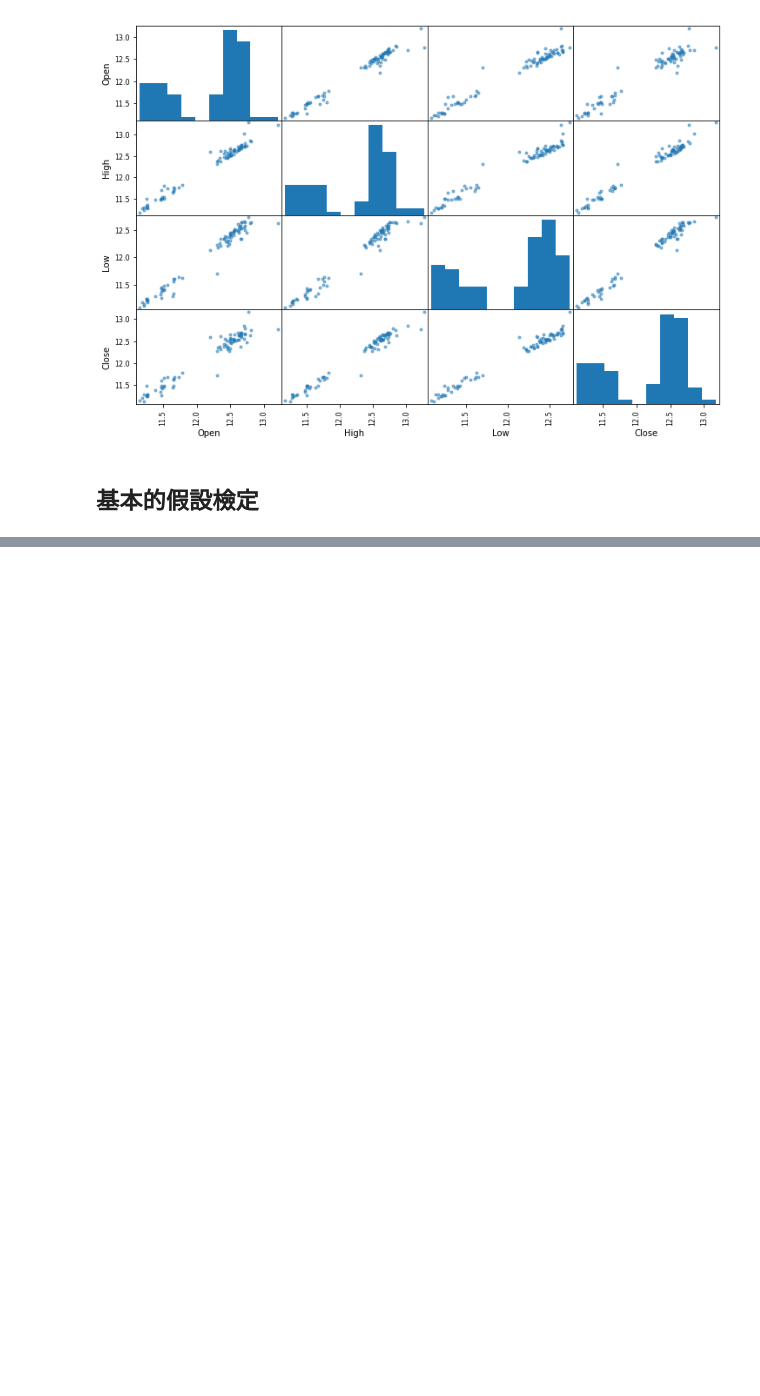
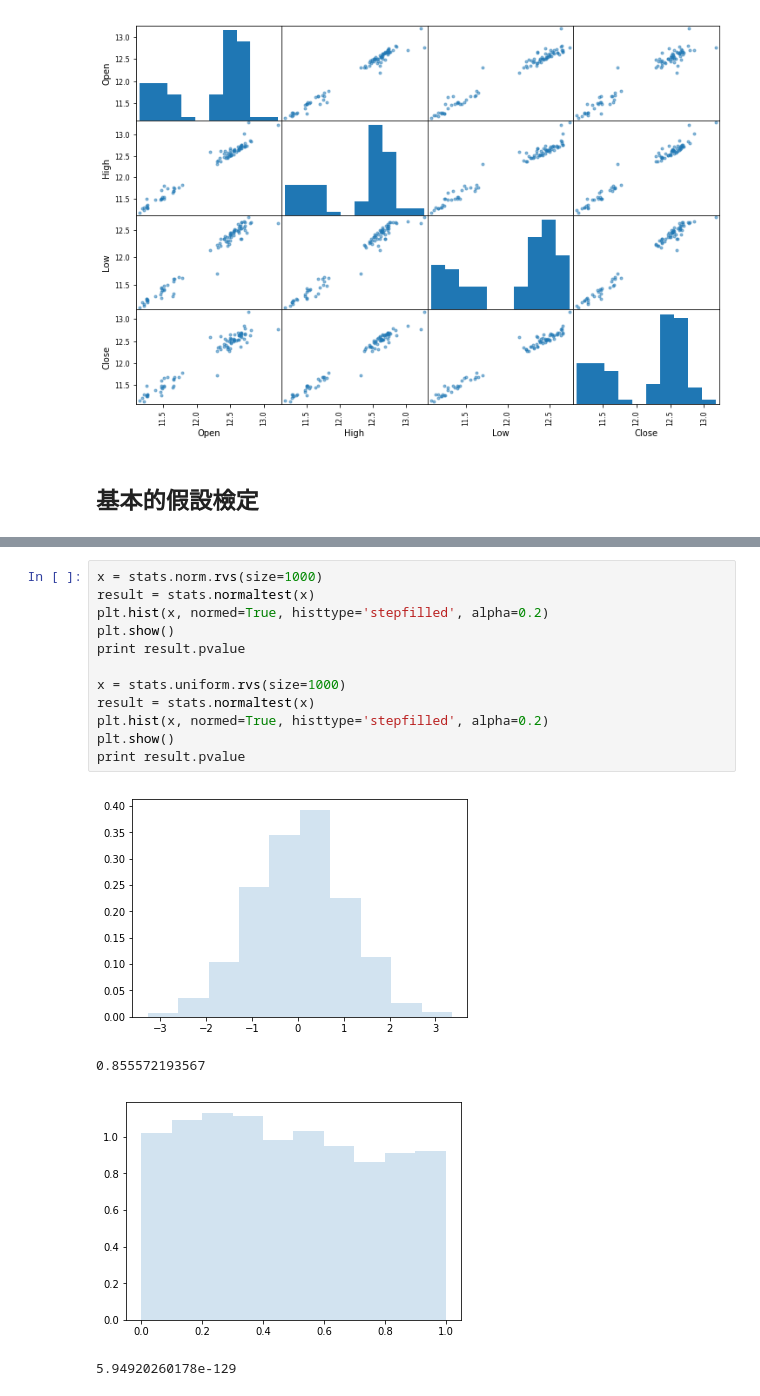
Before and after one commit to MLStudyGroup/ML_tutorial, a Jupyter notebook: Tutorial1_Statistics_Basic.ipynb, the cells around one changed output, grey strips where cells are left out. Saved outputs shown, nothing was run; the diff lists cells and outputs as text; blank space fills up the shorter version.

```diff
--- a/Tutroail1_Statistics_Basic.ipynb
+++ b/Tutorial1_Statistics_Basic.ipynb
@@ -82,0 +146,17 @@ array([[<matplotlib.axes._subplots.AxesSubplot object at 0x...>,
+# %%
+x = stats.norm.rvs(size=1000)
+result = stats.normaltest(x)
+plt.hist(x, normed=True, histtype='stepfilled', alpha=0.2)
+plt.show()
+print result.pvalue
+
+x = stats.uniform.rvs(size=1000)
+result = stats.normaltest(x)
+plt.hist(x, normed=True, histtype='stepfilled', alpha=0.2)
+plt.show()
+print result.pvalue
+# %% [output]
+[figure, added]
+0.855572193567
+[figure, added]
+5.94920260178e-129
```
Also changed, not shown: parts of 4 cells of this notebook.
